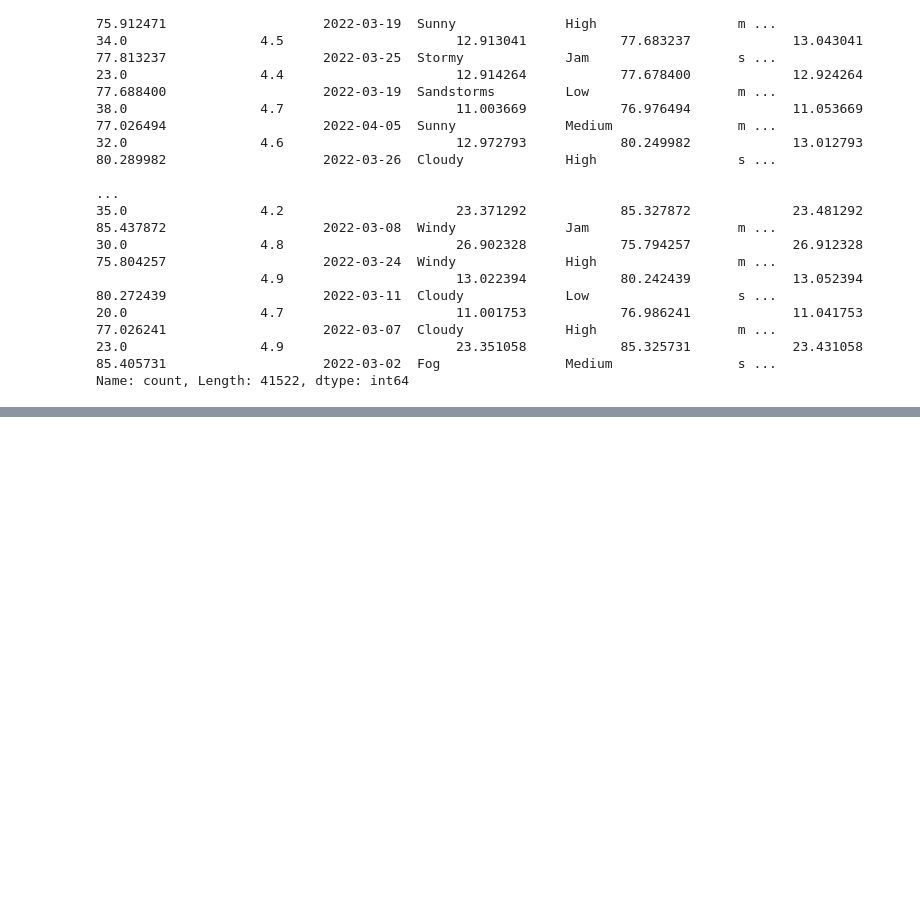
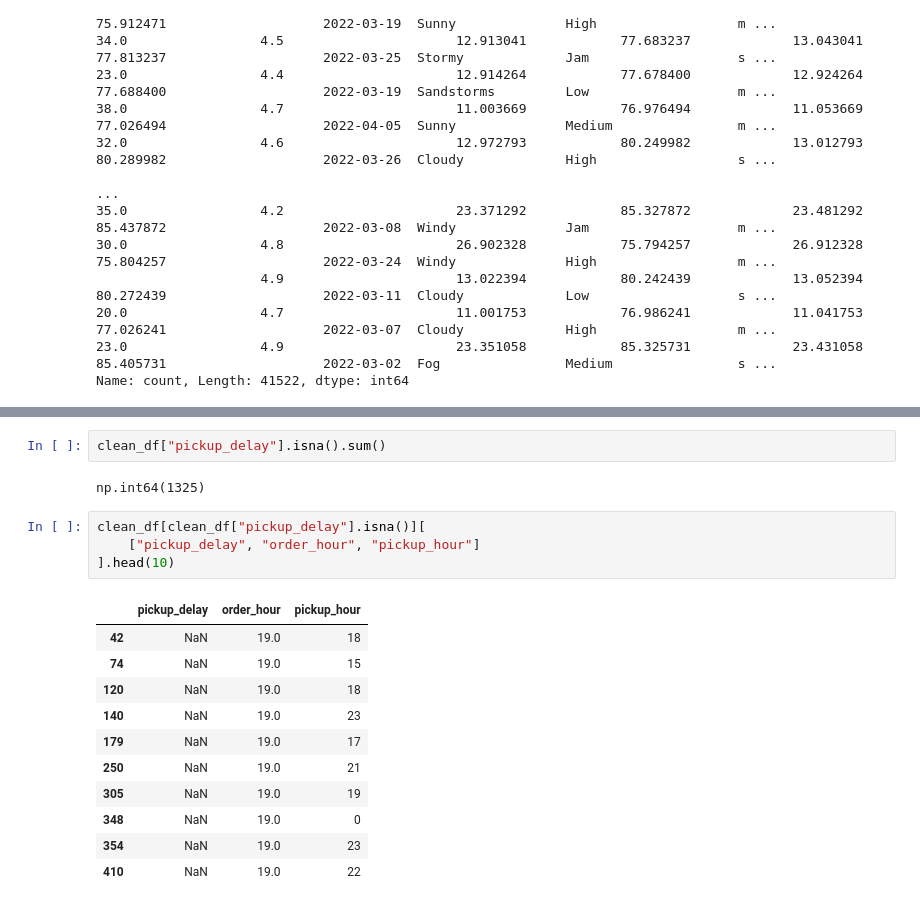
Before and after one commit to lahcen404/DeliveryETA, a Jupyter notebook: notebooks/cleaning.ipynb, the cells around one changed output, grey strips where cells are left out. Saved outputs shown, nothing was run; the diff lists cells and outputs as text; blank space fills up the shorter version.

```diff
--- a/notebooks/cleaning.ipynb
+++ b/notebooks/cleaning.ipynb
@@ -1454,0 +1507,20 @@ clean_df.to_csv("../data/cleaned_data.csv", index=False)
+# %%
+clean_df["pickup_delay"].isna().sum()
+# %% [output]
+np.int64(1325)
+# %%
+clean_df[clean_df["pickup_delay"].isna()][
+    ["pickup_delay", "order_hour", "pickup_hour"]
+].head(10)
+# %% [output]
+|  | pickup_delay | order_hour | pickup_hour |
+| 42 | NaN | 19.0 | 18 |
+| 74 | NaN | 19.0 | 15 |
+| 120 | NaN | 19.0 | 18 |
+| 140 | NaN | 19.0 | 23 |
+| 179 | NaN | 19.0 | 17 |
+| 250 | NaN | 19.0 | 21 |
+| 305 | NaN | 19.0 | 19 |
+| 348 | NaN | 19.0 | 0 |
+| 354 | NaN | 19.0 | 23 |
+| 410 | NaN | 19.0 | 22 |
```
Also changed, not shown: parts of 12 cells of this notebook, 9 other files.
